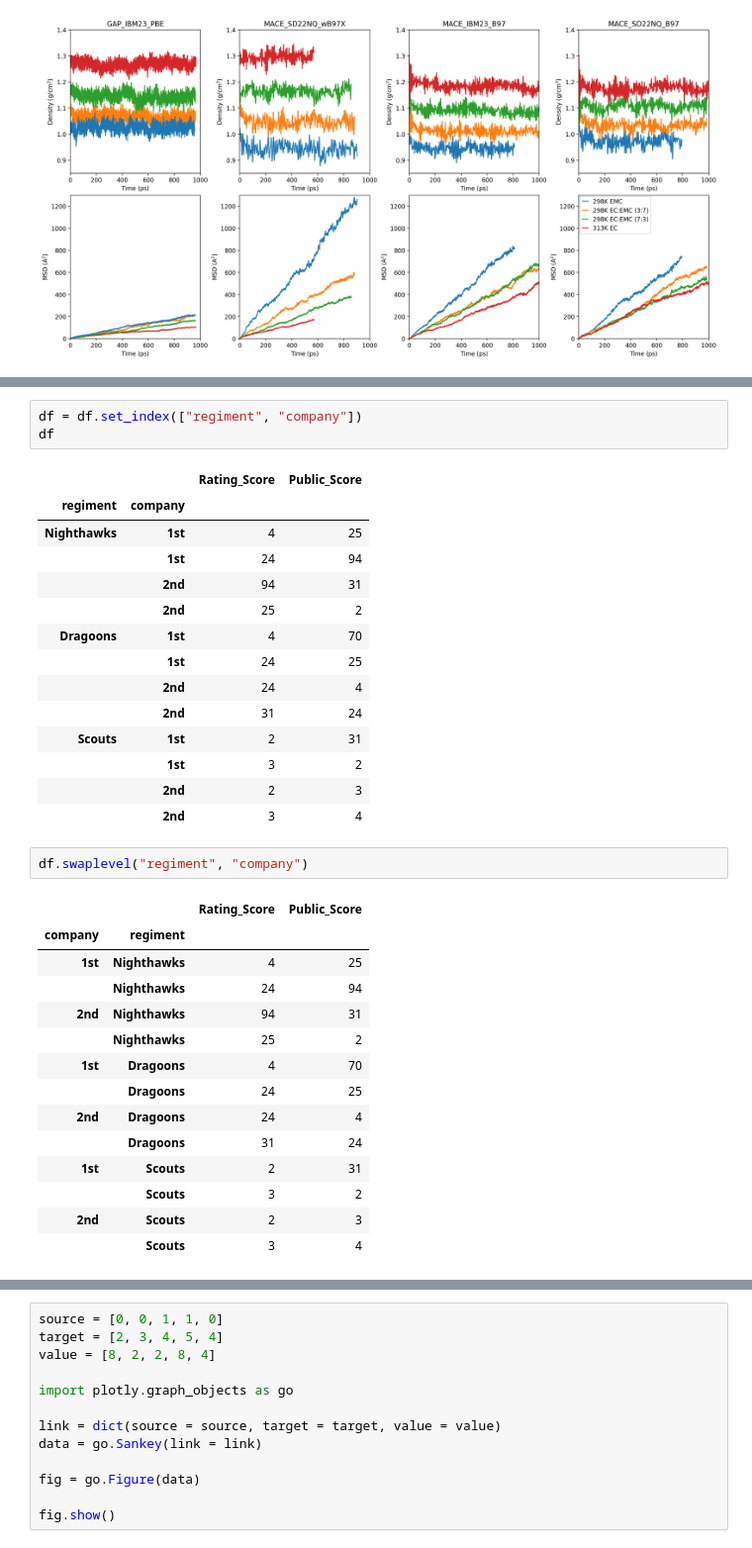
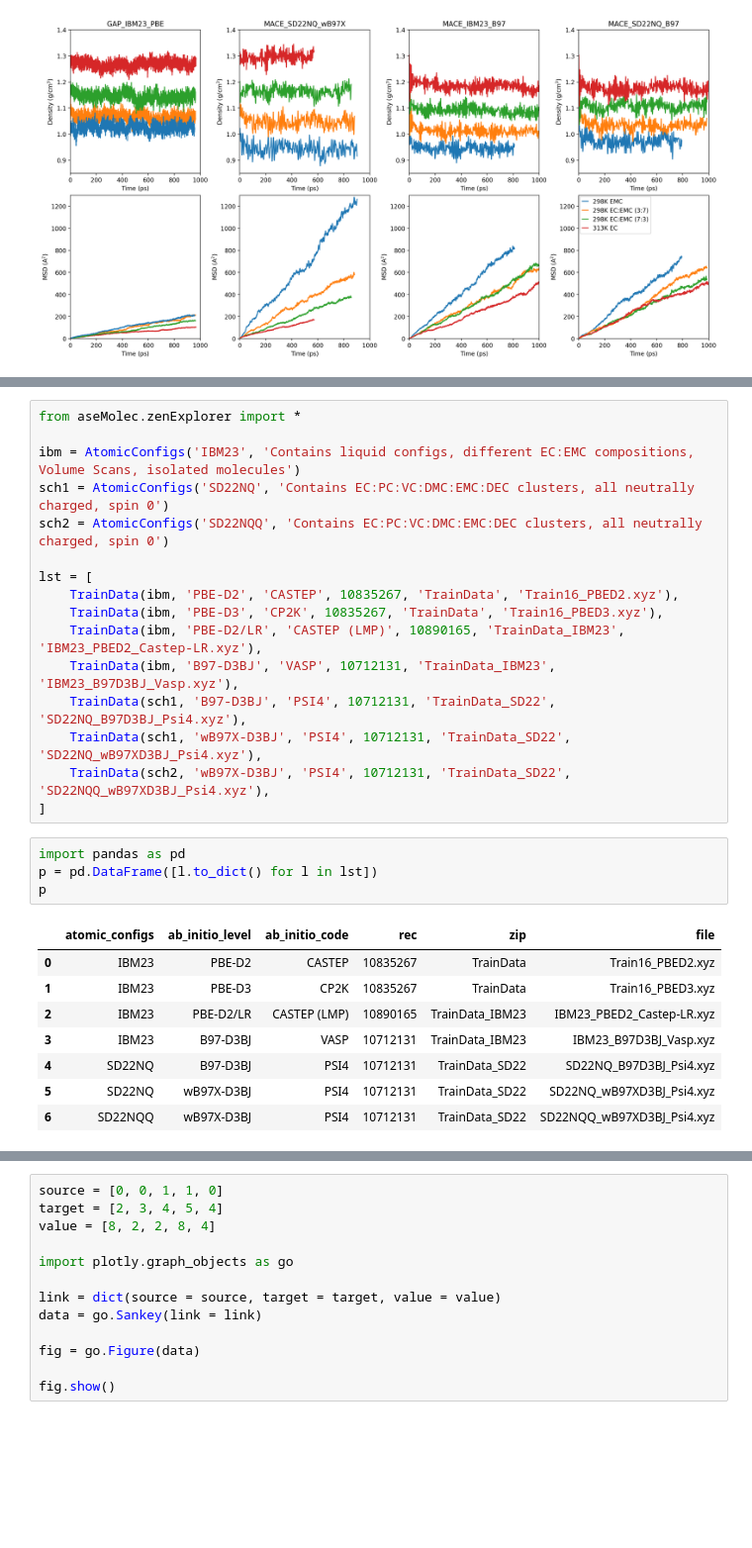
Before and after one commit to imagdau/dataTransferabilityMLIP, a Jupyter notebook: main.ipynb, the cells around one changed output, grey strips where cells are left out. Shown at 99% size. Saved outputs shown, nothing was run; the diff lists cells and outputs as text; blank space fills up the shorter version.

Commit message:
tinkering with some data structures for describing the datasets in the Zenodo community

```diff
--- a/main.ipynb
+++ b/main.ipynb
@@ -141,35 +114,29 @@ df
-# %%
-df = df.set_index(["regiment", "company"])
-df
-# %% [output]
-|  |  | Rating_Score | Public_Score |
-| regiment | company |  |  |
-| Nighthawks | 1st | 4 | 25 |
-|  | 1st | 24 | 94 |
-|  | 2nd | 94 | 31 |
-|  | 2nd | 25 | 2 |
-| Dragoons | 1st | 4 | 70 |
-|  | 1st | 24 | 25 |
-|  | 2nd | 24 | 4 |
-|  | 2nd | 31 | 24 |
-| Scouts | 1st | 2 | 31 |
-|  | 1st | 3 | 2 |
-|  | 2nd | 2 | 3 |
-|  | 2nd | 3 | 4 |
-# %%
-df.swaplevel("regiment", "company")
-# %% [output]
-|  |  | Rating_Score | Public_Score |
-| company | regiment |  |  |
-| 1st | Nighthawks | 4 | 25 |
-|  | Nighthawks | 24 | 94 |
-| 2nd | Nighthawks | 94 | 31 |
-|  | Nighthawks | 25 | 2 |
-| 1st | Dragoons | 4 | 70 |
-|  | Dragoons | 24 | 25 |
-| 2nd | Dragoons | 24 | 4 |
-|  | Dragoons | 31 | 24 |
-| 1st | Scouts | 2 | 31 |
-|  | Scouts | 3 | 2 |
-| 2nd | Scouts | 2 | 3 |
-|  | Scouts | 3 | 4 |
+# %%
+from aseMolec.zenExplorer import *
+
+ibm = AtomicConfigs('IBM23', 'Contains liquid configs, different EC:EMC compositions, Volume Scans, isolated molecules')
+sch1 = AtomicConfigs('SD22NQ', 'Contains EC:PC:VC:DMC:EMC:DEC clusters, all neutrally charged, spin 0')
+sch2 = AtomicConfigs('SD22NQQ', 'Contains EC:PC:VC:DMC:EMC:DEC clusters, all neutrally charged, spin 0')
+
+lst = [
+    TrainData(ibm, 'PBE-D2', 'CASTEP', 10835267, 'TrainData', 'Train16_PBED2.xyz'),
+    TrainData(ibm, 'PBE-D3', 'CP2K', 10835267, 'TrainData', 'Train16_PBED3.xyz'),
+    TrainData(ibm, 'PBE-D2/LR', 'CASTEP (LMP)', 10890165, 'TrainData_IBM23', 'IBM23_PBED2_Castep-LR.xyz'),
+    TrainData(ibm, 'B97-D3BJ', 'VASP', 10712131, 'TrainData_IBM23', 'IBM23_B97D3BJ_Vasp.xyz'),
+    TrainData(sch1, 'B97-D3BJ', 'PSI4', 10712131, 'TrainData_SD22', 'SD22NQ_B97D3BJ_Psi4.xyz'),
+    TrainData(sch1, 'wB97X-D3BJ', 'PSI4', 10712131, 'TrainData_SD22', 'SD22NQ_wB97XD3BJ_Psi4.xyz'),
+    TrainData(sch2, 'wB97X-D3BJ', 'PSI4', 10712131, 'TrainData_SD22', 'SD22NQQ_wB97XD3BJ_Psi4.xyz'),
+]
+# %%
+import pandas as pd
+p = pd.DataFrame([l.to_dict() for l in lst])
+p
+# %% [output]
+|  | atomic_configs | ab_initio_level | ab_initio_code | rec | zip | file |
+| 0 | IBM23 | PBE-D2 | CASTEP | 10835267 | TrainData | Train16_PBED2.xyz |
+| 1 | IBM23 | PBE-D3 | CP2K | 10835267 | TrainData | Train16_PBED3.xyz |
+| 2 | IBM23 | PBE-D2/LR | CASTEP (LMP) | 10890165 | TrainData_IBM23 | IBM23_PBED2_Castep-LR.xyz |
+| 3 | IBM23 | B97-D3BJ | VASP | 10712131 | TrainData_IBM23 | IBM23_B97D3BJ_Vasp.xyz |
+| 4 | SD22NQ | B97-D3BJ | PSI4 | 10712131 | TrainData_SD22 | SD22NQ_B97D3BJ_Psi4.xyz |
+| 5 | SD22NQ | wB97X-D3BJ | PSI4 | 10712131 | TrainData_SD22 | SD22NQ_wB97XD3BJ_Psi4.xyz |
+| 6 | SD22NQQ | wB97X-D3BJ | PSI4 | 10712131 | TrainData_SD22 | SD22NQQ_wB97XD3BJ_Psi4.xyz |
```
Also changed, not shown: parts of 6 cells of this notebook, 1 other file.
